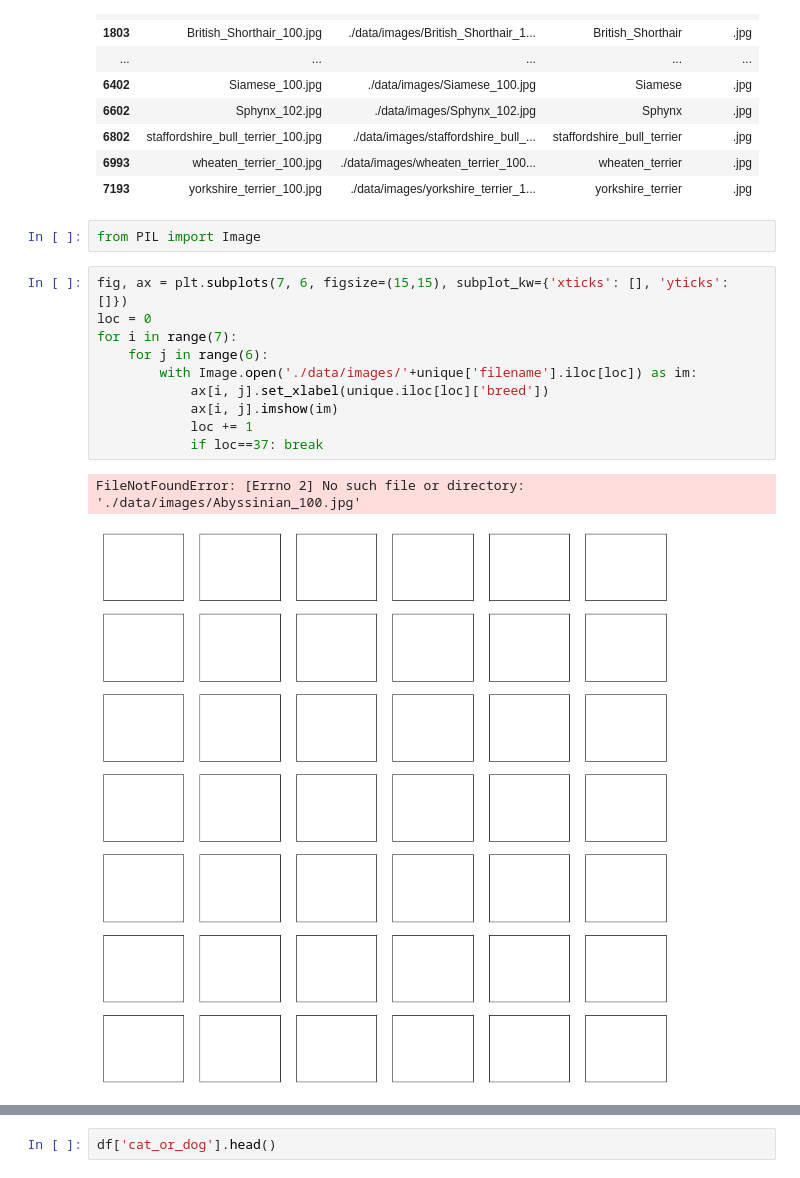
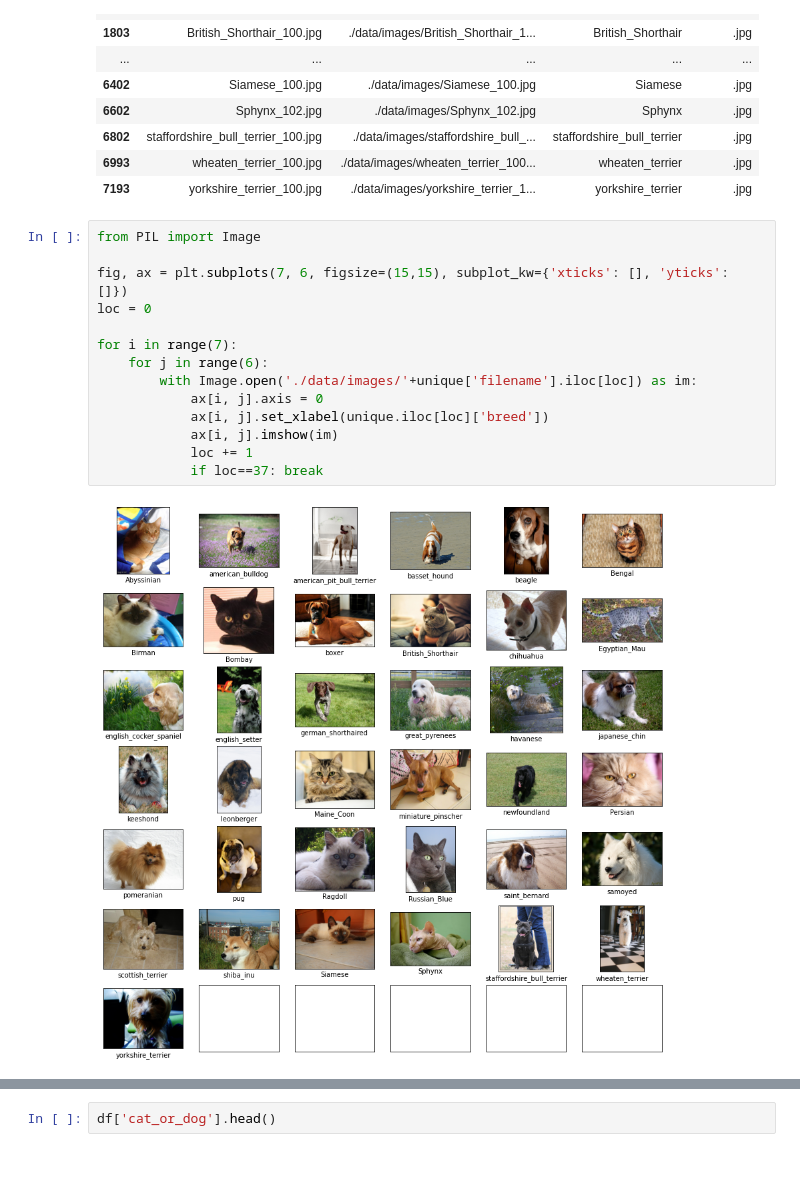
Before and after one commit to Muriloozol/data_science_internship_challenge, a Jupyter notebook: 1-stats_and_rename.ipynb, the cells around one changed output, grey strips where cells are left out. Drawn from its saved outputs; the diff is of its cells as text.

```diff
--- a/1-stats_and_rename.ipynb
+++ b/1-stats_and_rename.ipynb
@@ -120,18 +113,19 @@ unique
 | 6802 | staffordshire_bull_terrier_100.jpg | ./data/images/staffordshire_bull_... | staffordshire_bull_terrier | .jpg |
 | 6993 | wheaten_terrier_100.jpg | ./data/images/wheaten_terrier_100... | wheaten_terrier | .jpg |
 | 7193 | yorkshire_terrier_100.jpg | ./data/images/yorkshire_terrier_1... | yorkshire_terrier | .jpg |
-# %%
-from PIL import Image
 # %%
+from PIL import Image
+
 fig, ax = plt.subplots(7, 6, figsize=(15,15), subplot_kw={'xticks': [], 'yticks': []})
 loc = 0
+
 for i in range(7):
     for j in range(6):
         with Image.open('./data/images/'+unique['filename'].iloc[loc]) as im:
+            ax[i, j].axis = 0
             ax[i, j].set_xlabel(unique.iloc[loc]['breed'])
             ax[i, j].imshow(im)
             loc += 1
             if loc==37: break
 # %% [output]
-FileNotFoundError: [Errno 2] No such file or directory: './data/images/Abyssinian_100.jpg'
-[figure, old version]
+[figure, new version]
```
Also changed, not shown: parts of 21 cells of this notebook.
